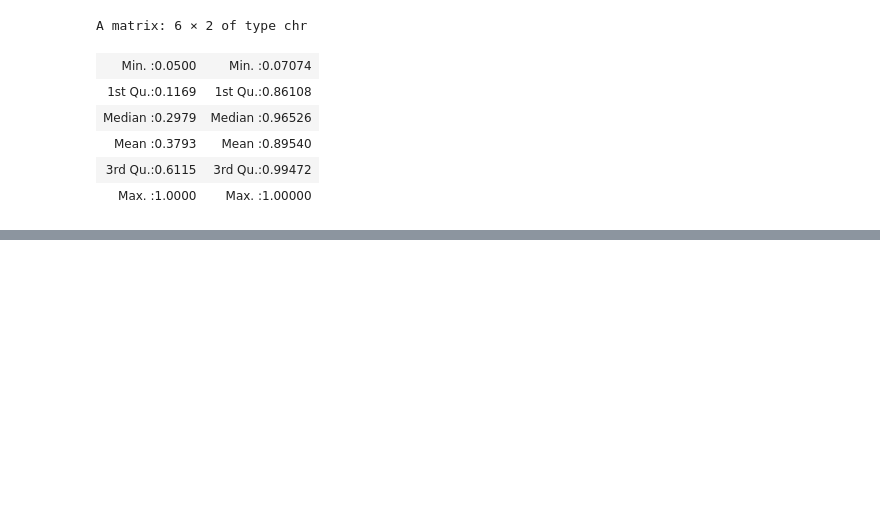
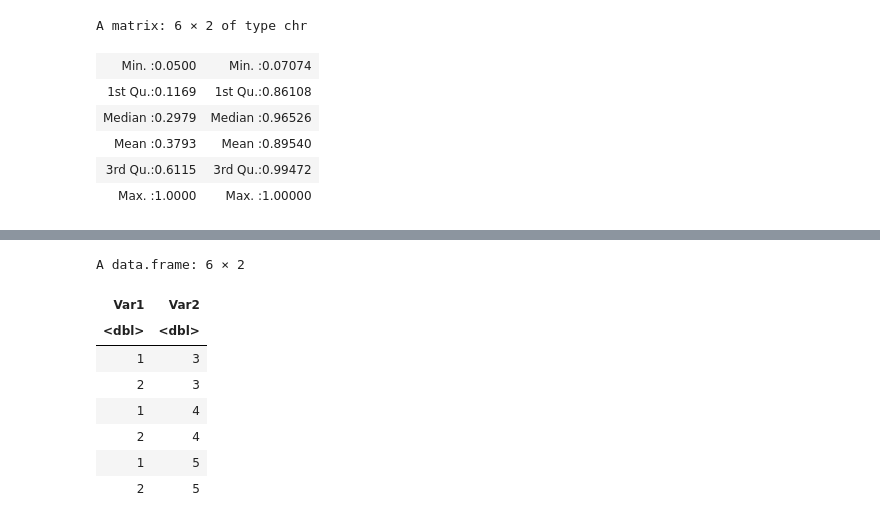
Before and after one commit to hkopanski/502_final_project, a Jupyter notebook: 502_Project.ipynb, the cells around one changed output, grey strips where cells are left out. Saved outputs shown, nothing was run; the diff lists cells and outputs as text; code cells hidden in the pictures; blank space fills up the shorter version.

```diff
--- a/502_Project.ipynb
+++ b/502_Project.ipynb
@@ -1037,0 +1096,12 @@ summary(test_results[[9]]["Power"])
+# %%
+expand.grid(c(1, 2), c(3,4,5))
+# %% [output]
+A data.frame: 6 × 2
+| Var1 | Var2 |
+| <dbl> | <dbl> |
+| 1 | 3 |
+| 2 | 3 |
+| 1 | 4 |
+| 2 | 4 |
+| 1 | 5 |
+| 2 | 5 |
```
Also changed, not shown: parts of 7 cells of this notebook, 2 other files.
